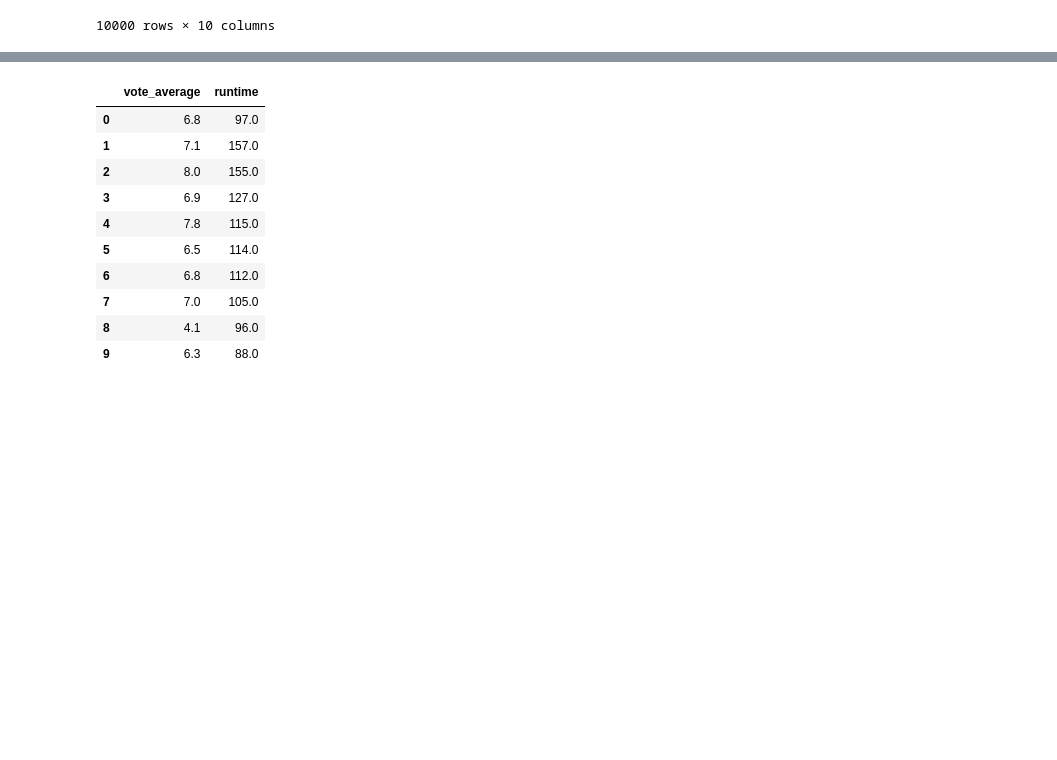
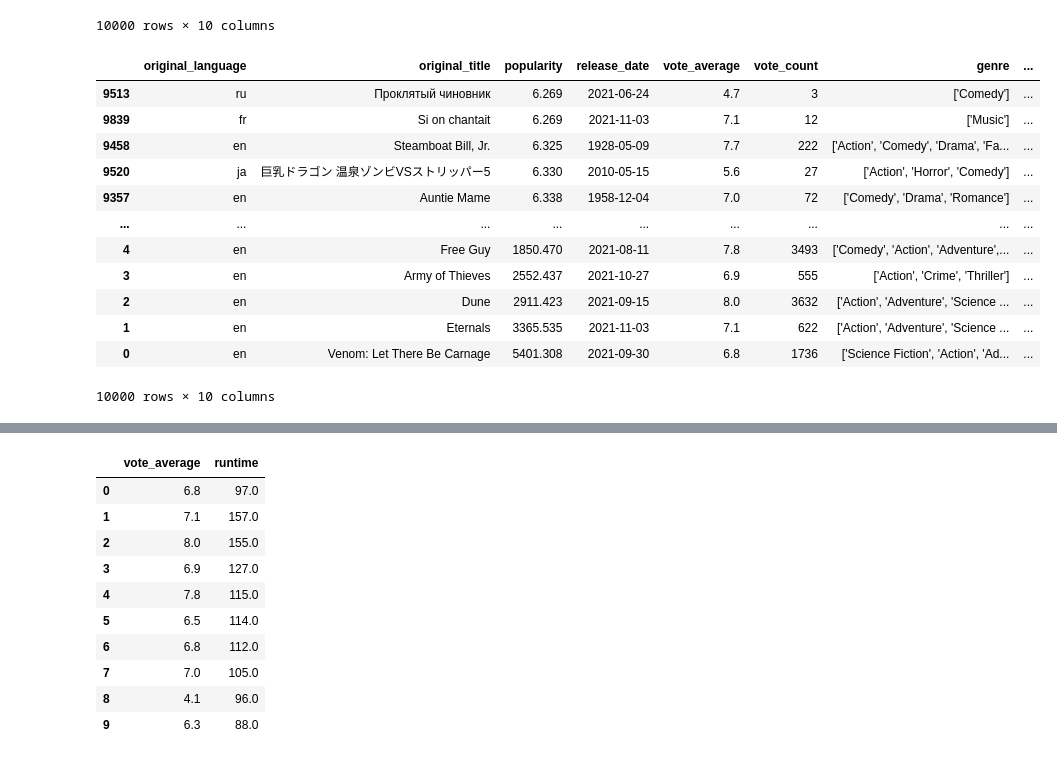
Before and after one commit to Raghav-Mundhara/Sem6_Labs, a Jupyter notebook: AIDS/Expt1/Expt1.ipynb, the cells around one changed output, grey strips where cells are left out. Saved outputs shown, nothing was run; the diff lists cells and outputs as text; code cells hidden in the pictures; blank space fills up the shorter version.

```diff
--- a/AIDS/Expt1/Expt1.ipynb
+++ b/AIDS/Expt1/Expt1.ipynb
@@ -183,4 +179,20 @@ new_df
 | 9998 | en | Once | 9.267 | 2007-03-23 | 7.4 | 990 | ['Drama', 'Music', 'Romance'] | ... |
 | 9999 | en | Manhattan Night | 9.273 | 2016-05-20 | 6.0 | 304 | ['Drama', 'Mystery', 'Thriller'] | ... |
 10000 rows × 10 columns
+# %%
+new_df.sort_values(by='popularity',ascending=True)
+# %% [output]
+|  | original_language | original_title | popularity | release_date | vote_average | vote_count | genre | ... |
+| 9513 | ru | Проклятый чиновник | 6.269 | 2021-06-24 | 4.7 | 3 | ['Comedy'] | ... |
+| 9839 | fr | Si on chantait | 6.269 | 2021-11-03 | 7.1 | 12 | ['Music'] | ... |
+| 9458 | en | Steamboat Bill, Jr. | 6.325 | 1928-05-09 | 7.7 | 222 | ['Action', 'Comedy', 'Drama', 'Fa... | ... |
+| 9520 | ja | 巨乳ドラゴン 温泉ゾンビVSストリッパー5 | 6.330 | 2010-05-15 | 5.6 | 27 | ['Action', 'Horror', 'Comedy'] | ... |
+| 9357 | en | Auntie Mame | 6.338 | 1958-12-04 | 7.0 | 72 | ['Comedy', 'Drama', 'Romance'] | ... |
+| ... | ... | ... | ... | ... | ... | ... | ... | ... |
+| 4 | en | Free Guy | 1850.470 | 2021-08-11 | 7.8 | 3493 | ['Comedy', 'Action', 'Adventure',... | ... |
+| 3 | en | Army of Thieves | 2552.437 | 2021-10-27 | 6.9 | 555 | ['Action', 'Crime', 'Thriller'] | ... |
+| 2 | en | Dune | 2911.423 | 2021-09-15 | 8.0 | 3632 | ['Action', 'Adventure', 'Science ... | ... |
+| 1 | en | Eternals | 3365.535 | 2021-11-03 | 7.1 | 622 | ['Action', 'Adventure', 'Science ... | ... |
+| 0 | en | Venom: Let There Be Carnage | 5401.308 | 2021-09-30 | 6.8 | 1736 | ['Science Fiction', 'Action', 'Ad... | ... |
+10000 rows × 10 columns
 # %%
```
Also changed, not shown: parts of 8 cells of this notebook.
